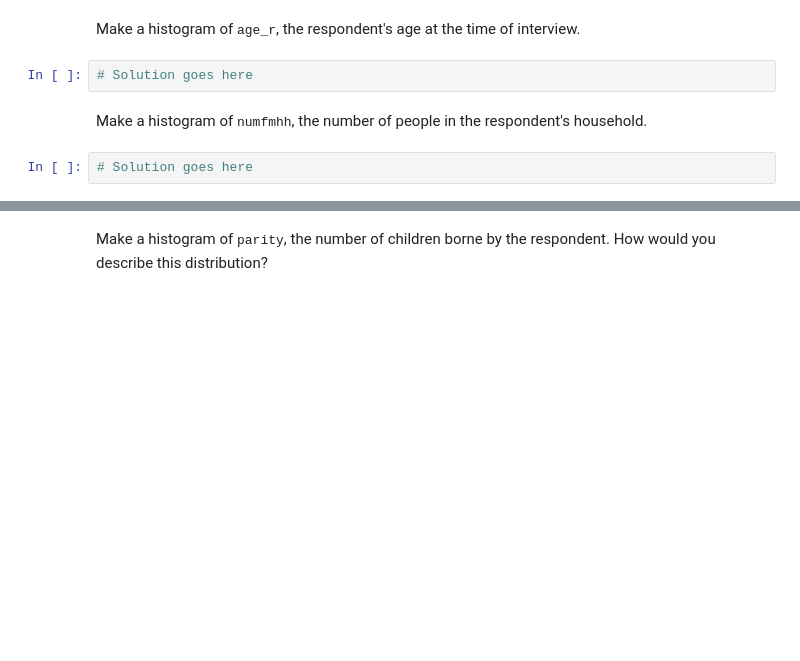
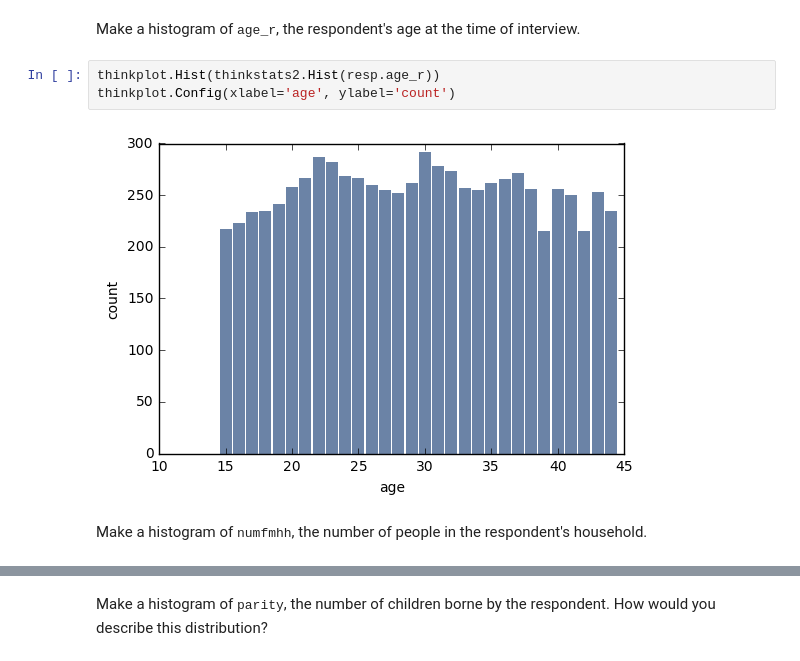
Before and after one commit to randyn92/ThinkStats2, a Jupyter notebook: code/chap02ex.ipynb, the cells around one changed output, grey strips where cells are left out. Saved outputs shown, nothing was run; the diff lists cells and outputs as text; blank space fills up the shorter version.

```diff
--- a/code/chap02ex.ipynb
+++ b/code/chap02ex.ipynb
@@ -244,8 +251,9 @@ Make a histogram of <tt>totincr</tt> the total income for the respondent's famil
 # %% [markdown]
 Make a histogram of <tt>age_r</tt>, the respondent's age at the time of interview.
-# %%
-# Solution goes here
+# %%
+thinkplot.Hist(thinkstats2.Hist(resp.age_r))
+thinkplot.Config(xlabel='age', ylabel='count')
+# %% [output]
+[figure, added]
 # %% [markdown]
 Make a histogram of <tt>numfmhh</tt>, the number of people in the respondent's household.
-# %%
-# Solution goes here
```
Also changed, not shown: parts of 20 cells of this notebook, 1 other file.
